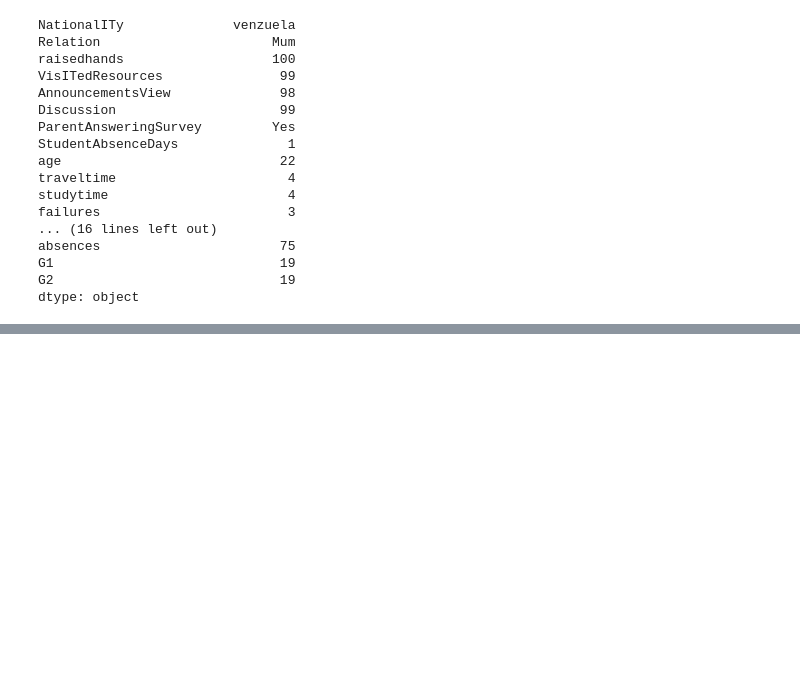
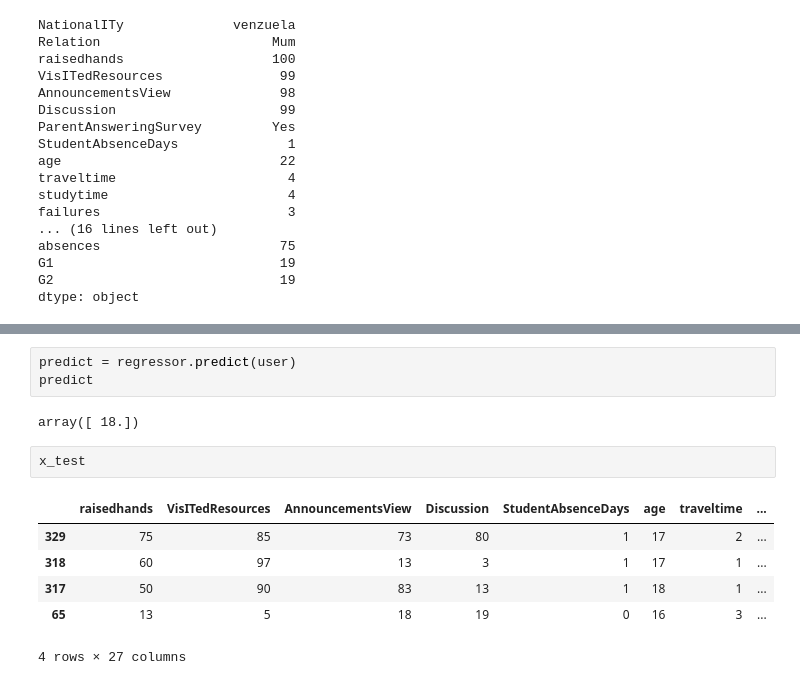
Before and after one commit to yashagrawal3/Openai_hackathon, a Jupyter notebook: Hackathon.ipynb, the cells around one changed output, grey strips where cells are left out. Drawn from its saved outputs; the diff is of its cells as text; blank space fills up the shorter version.

Commit message:
user interactions added

```diff
--- a/Hackathon.ipynb
+++ b/Hackathon.ipynb
@@ -314,0 +350,14 @@ Name: internet, dtype: int64
+# %%
+predict = regressor.predict(user)
+predict
+# %% [output]
+array([ 18.])
+# %%
+x_test
+# %% [output]
+|  | raisedhands | VisITedResources | AnnouncementsView | Discussion | StudentAbsenceDays | age | traveltime | ... |
+| 329 | 75 | 85 | 73 | 80 | 1 | 17 | 2 | ... |
+| 318 | 60 | 97 | 13 | 3 | 1 | 17 | 1 | ... |
+| 317 | 50 | 90 | 83 | 13 | 1 | 18 | 1 | ... |
+| 65 | 13 | 5 | 18 | 19 | 0 | 16 | 3 | ... |
+4 rows × 27 columns
```
Also changed, not shown: parts of 10 cells of this notebook, 4 other files.
